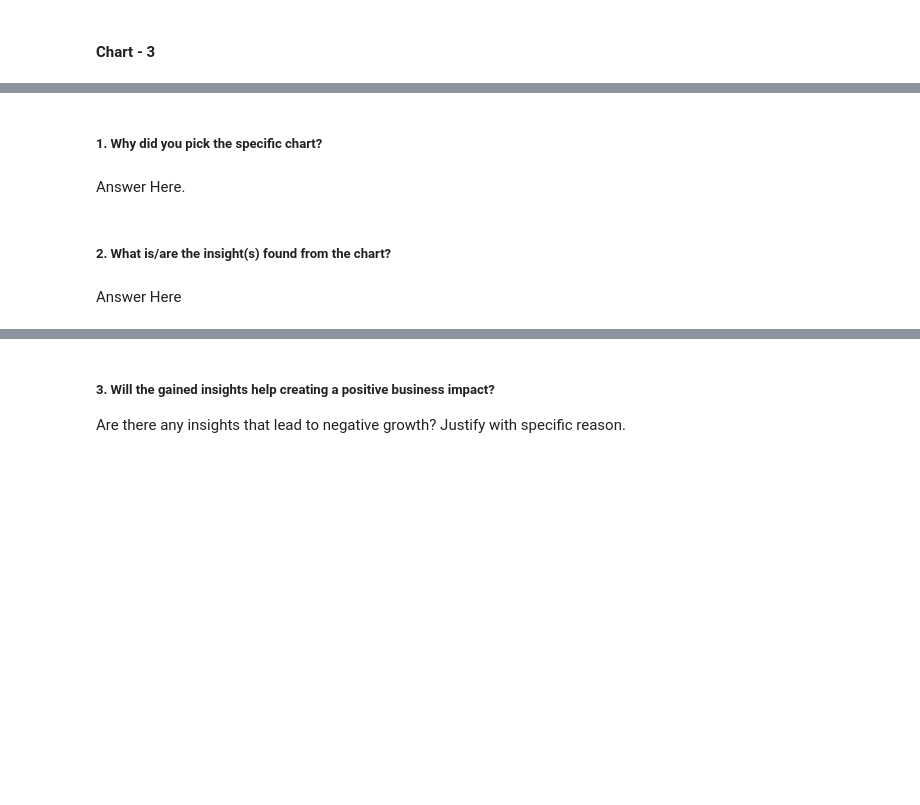
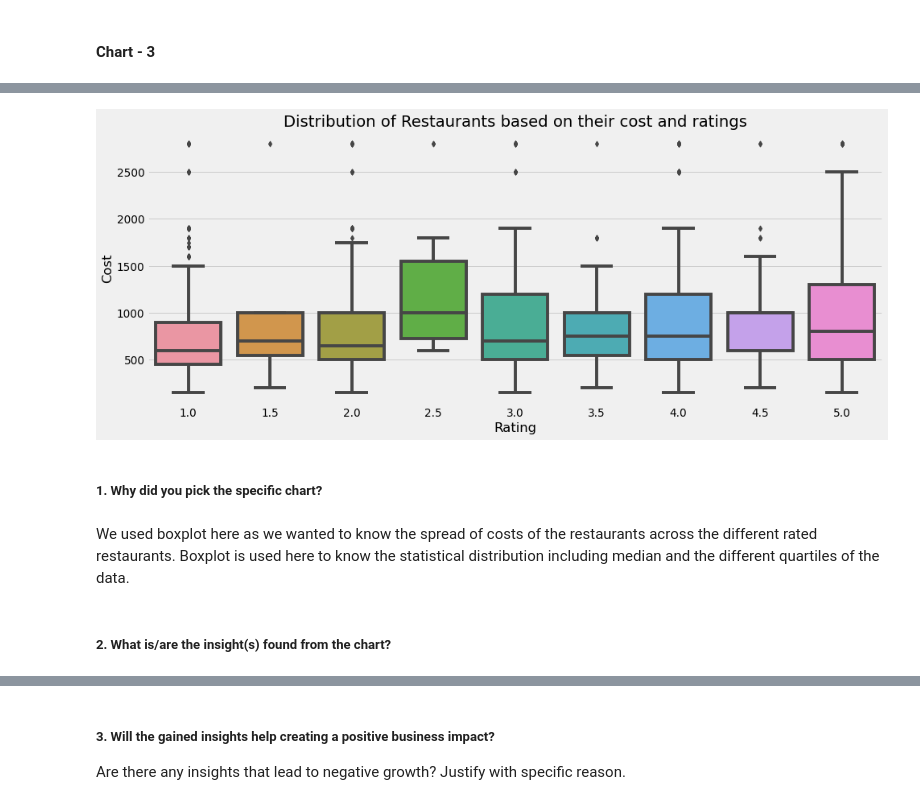
Before and after one commit to JNSDKV/Zomato_Restaurant_Clustering_And_Sentiment_Analysis, a Jupyter notebook: Zomato_Restaurant_Clustering_And_Sentiment_Analysis.ipynb, the cells around one changed output, grey strips where cells are left out. Drawn from its saved outputs; the diff is of its cells as text; code cells hidden in the pictures; blank space fills up the shorter version.

```diff
--- a/Zomato_Restaurant_Clustering_And_Sentiment_Analysis.ipynb
+++ b/Zomato_Restaurant_Clustering_And_Sentiment_Analysis.ipynb
@@ -393,0 +625,4 @@ Answer Here
+# %%
+# merging the two dataet
+df_merged= df1.merge(df2, how='inner', left_on='Name', right_on='Restaurant')
+df_merged.head(1)
@@ -394,8 +632,14 @@ Answer Here
+# %%
+sns.boxplot(x=df_merged.Rating, y=df_merged.Cost)
+plt.title("Distribution of Restaurants based on their cost and ratings")
+plt.xlabel("Rating")
+plt.ylabel("Cost")
+plt.show()
+# %% [output]
+[figure, added]
 # %% [markdown]
 ##### 1. Why did you pick the specific chart?
-# %% [markdown]
-Answer Here.
+# %% [markdown]
+We used boxplot here as we wanted to know the spread of costs of the restaurants across the different rated restaurants. Boxplot is used here to know the statistical distribution including  median and the different quartiles of the data.
 # %% [markdown]
 ##### 2. What is/are the insight(s) found from the chart?
-# %% [markdown]
-Answer Here
```
Also changed, not shown: parts of 188 cells of this notebook.
